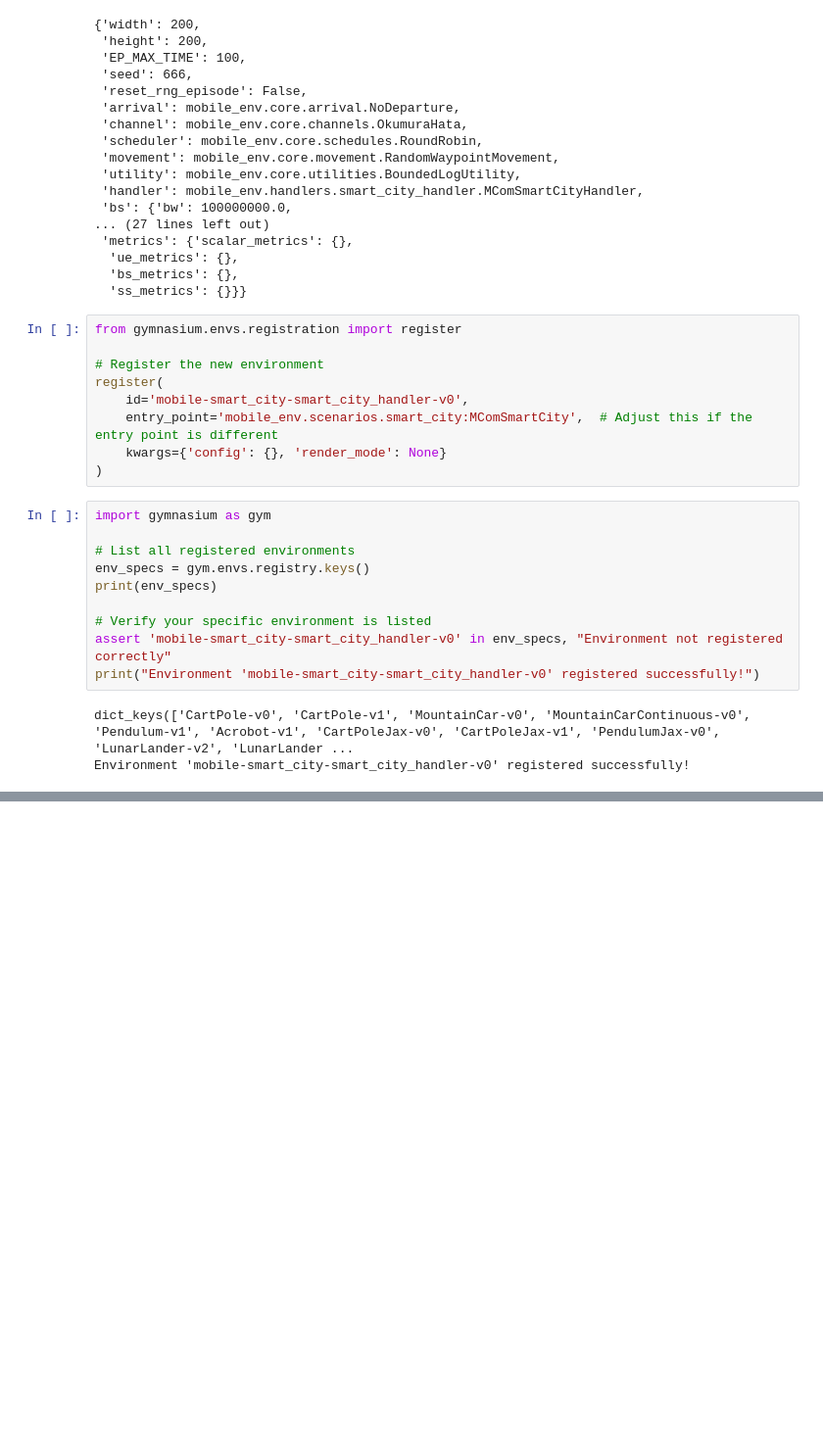
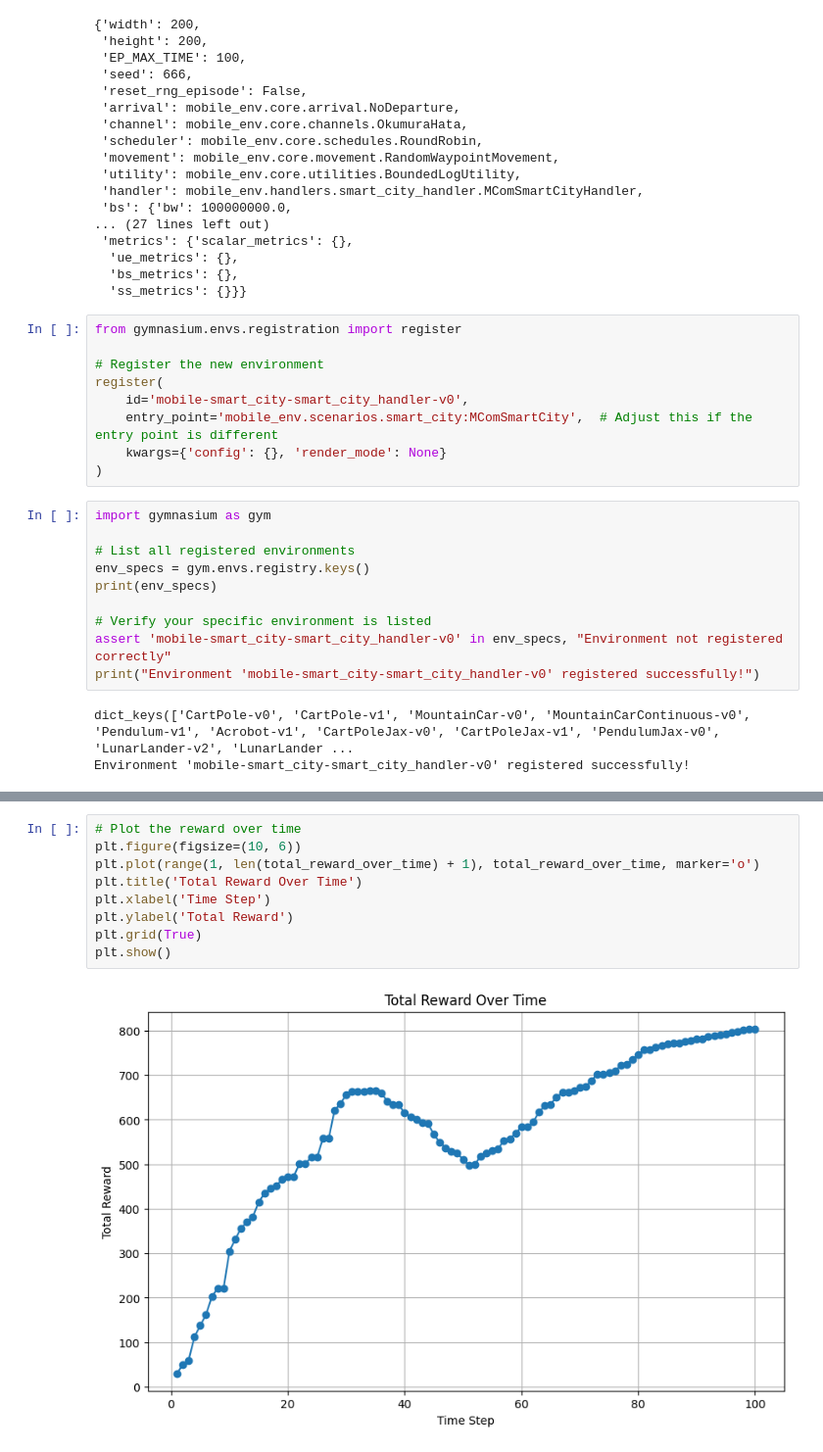
Before and after one commit to elifohri/MetaLore-simulator, a Jupyter notebook: examples/smart_city.ipynb, the cells around one changed output, grey strips where cells are left out. Shown at 98% size. Cells and saved outputs as stored; diff of their text form; blank space fills up the shorter version.

```diff
--- a/examples/smart_city.ipynb
+++ b/examples/smart_city.ipynb
@@ -152,0 +182,11 @@ env.plot_resource_allocations()
+# %%
+# Plot the reward over time
+plt.figure(figsize=(10, 6))
+plt.plot(range(1, len(total_reward_over_time) + 1), total_reward_over_time, marker='o')
+plt.title('Total Reward Over Time')
+plt.xlabel('Time Step')
+plt.ylabel('Total Reward')
+plt.grid(True)
+plt.show()
+# %% [output]
+[figure, added]
```
Also changed, not shown: parts of 24 cells of this notebook, 6 other files.
